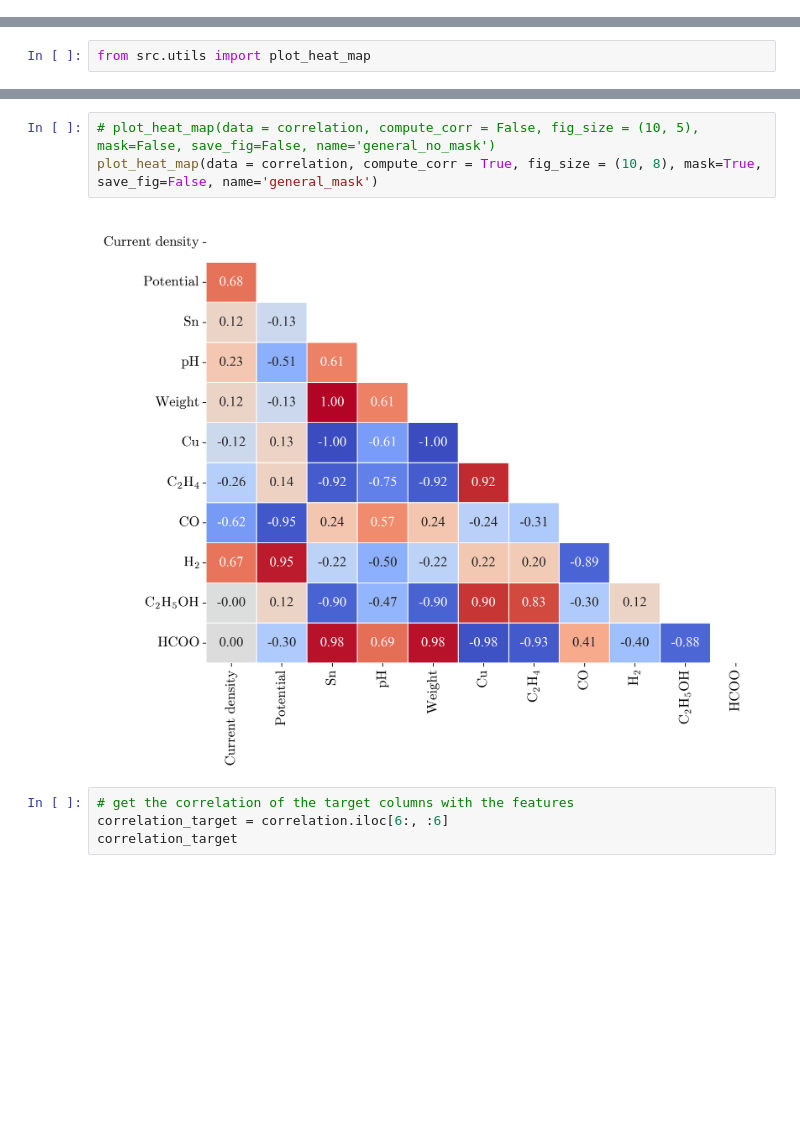
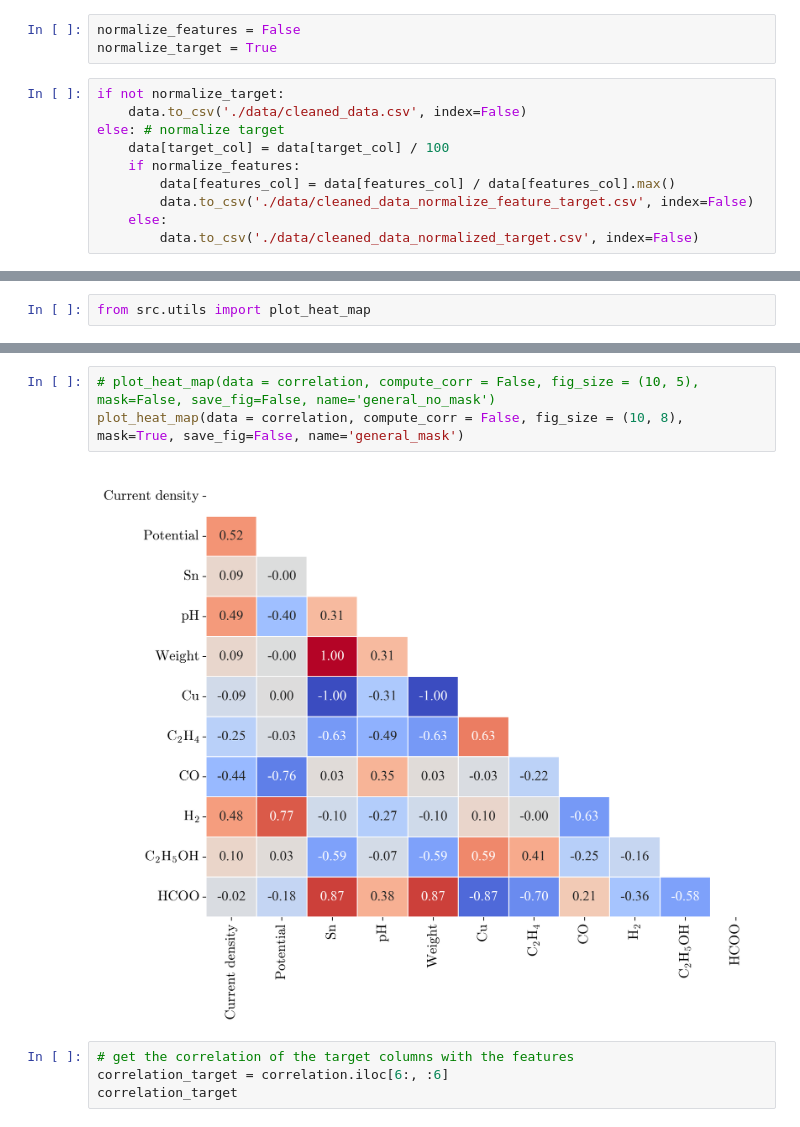
Before and after one commit to EnthusiasticTeslim/MLECO2, a Jupyter notebook: data/analyze-data.ipynb, the cells around one changed output, grey strips where cells are left out. Drawn from its saved outputs; the diff is of its cells as text; blank space fills up the shorter version.

Commit message:
notebook for analyze data

```diff
--- a/data/analyze-data.ipynb
+++ b/data/analyze-data.ipynb
@@ -105,3 +87,16 @@ data.to_csv('./data/cleaned_data.csv', index=False)
+# %%
+normalize_features = False
+normalize_target = True
+# %%
+if not normalize_target:
+    data.to_csv('./data/cleaned_data.csv', index=False)
+else: # normalize target
+    data[target_col] = data[target_col] / 100
+    if normalize_features:
+        data[features_col] = data[features_col] / data[features_col].max()
+        data.to_csv('./data/cleaned_data_normalize_feature_target.csv', index=False)
+    else:
+        data.to_csv('./data/cleaned_data_normalized_target.csv', index=False)
 # %% [markdown]
 ## 2. Analyze Data
 # %%
@@ -180,8 +190,8 @@ from src.utils import plot_heat_map
 # %%
 # plot_heat_map(data = correlation, compute_corr = False, fig_size = (10, 5), mask=False, save_fig=False, name='general_no_mask')
-plot_heat_map(data = correlation, compute_corr = True, fig_size = (10, 8), mask=True, save_fig=False, name='general_mask')
+plot_heat_map(data = correlation, compute_corr = False, fig_size = (10, 8), mask=True, save_fig=False, name='general_mask')
 # %% [output]
-[figure, old version]
+[figure, new version]
 # %%
 # get the correlation of the target columns with the features
 correlation_target = correlation.iloc[6:, :6]
```
Also changed, not shown: parts of 9 cells of this notebook.
